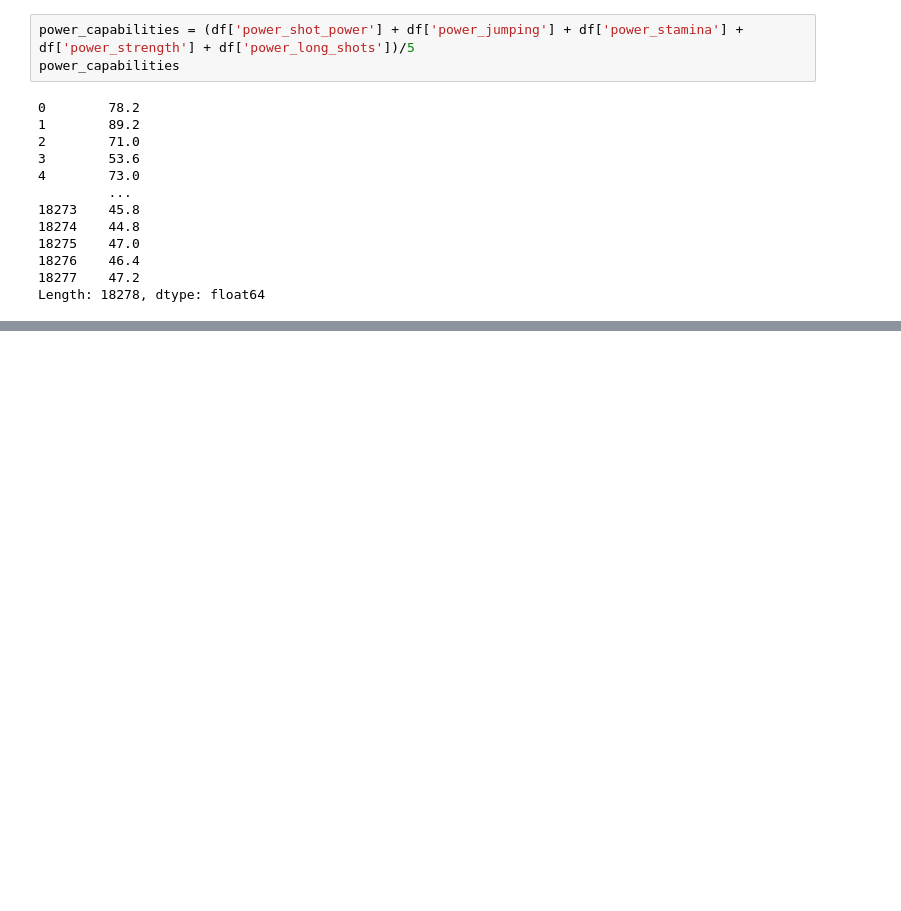
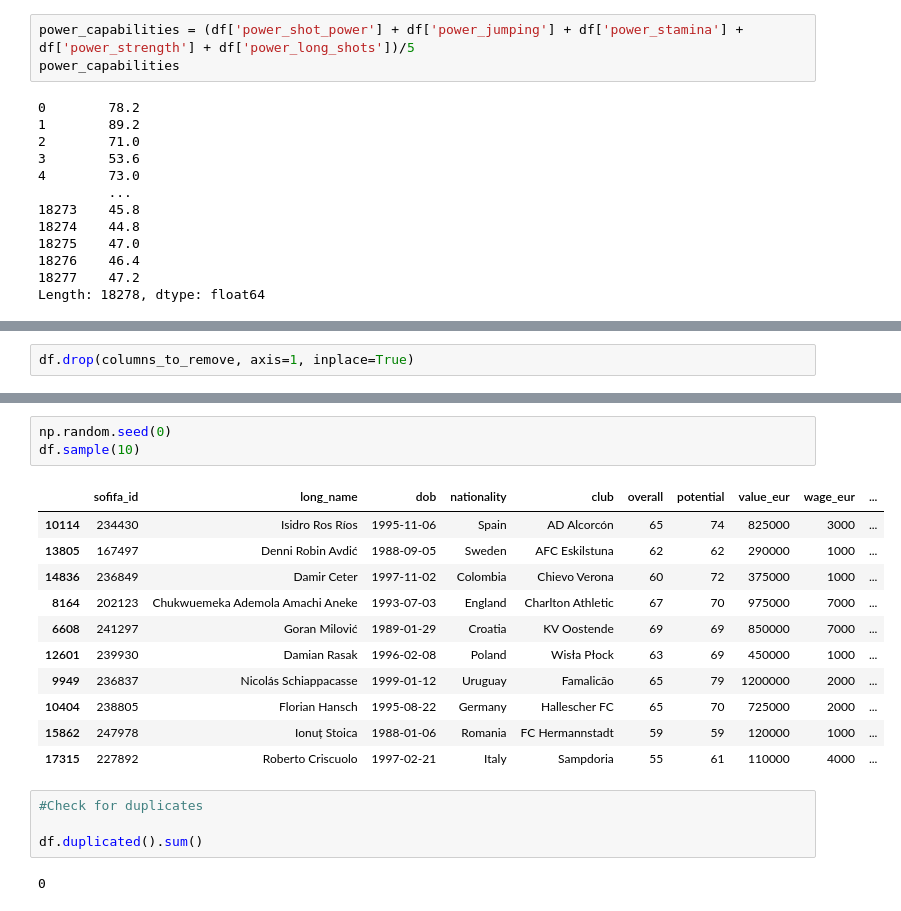
Before and after one commit to ilovedata6/FifaAnalysis, a Jupyter notebook: analysis.ipynb, the cells around one changed output, grey strips where cells are left out. Drawn from its saved outputs; the diff is of its cells as text; blank space fills up the shorter version.

```diff
--- a/analysis.ipynb
+++ b/analysis.ipynb
@@ -335,0 +331,2 @@ Name: lwb, dtype: int64
+# %%
+df.drop(columns_to_remove, axis=1, inplace=True)
@@ -335,0 +423,21 @@ Name: lwb, dtype: int64
+# %%
+np.random.seed(0)
+df.sample(10)
+# %% [output]
+|  | sofifa_id | long_name | dob | nationality | club | overall | potential | value_eur | wage_eur | ... |
+| 10114 | 234430 | Isidro Ros Ríos | 1995-11-06 | Spain | AD Alcorcón | 65 | 74 | 825000 | 3000 | ... |
+| 13805 | 167497 | Denni Robin Avdić | 1988-09-05 | Sweden | AFC Eskilstuna | 62 | 62 | 290000 | 1000 | ... |
+| 14836 | 236849 | Damir Ceter | 1997-11-02 | Colombia | Chievo Verona | 60 | 72 | 375000 | 1000 | ... |
+| 8164 | 202123 | Chukwuemeka Ademola Amachi Aneke | 1993-07-03 | England | Charlton Athletic | 67 | 70 | 975000 | 7000 | ... |
+| 6608 | 241297 | Goran Milović | 1989-01-29 | Croatia | KV Oostende | 69 | 69 | 850000 | 7000 | ... |
+| 12601 | 239930 | Damian Rasak | 1996-02-08 | Poland | Wisła Płock | 63 | 69 | 450000 | 1000 | ... |
+| 9949 | 236837 | Nicolás Schiappacasse | 1999-01-12 | Uruguay | Famalicão | 65 | 79 | 1200000 | 2000 | ... |
+| 10404 | 238805 | Florian Hansch | 1995-08-22 | Germany | Hallescher FC | 65 | 70 | 725000 | 2000 | ... |
+| 15862 | 247978 | Ionuț Stoica | 1988-01-06 | Romania | FC Hermannstadt | 59 | 59 | 120000 | 1000 | ... |
+| 17315 | 227892 | Roberto Criscuolo | 1997-02-21 | Italy | Sampdoria | 55 | 61 | 110000 | 4000 | ... |
+# %%
+#Check for duplicates
+
+df.duplicated().sum()
+# %% [output]
+0
```
Also changed, not shown: parts of 50 cells of this notebook.
